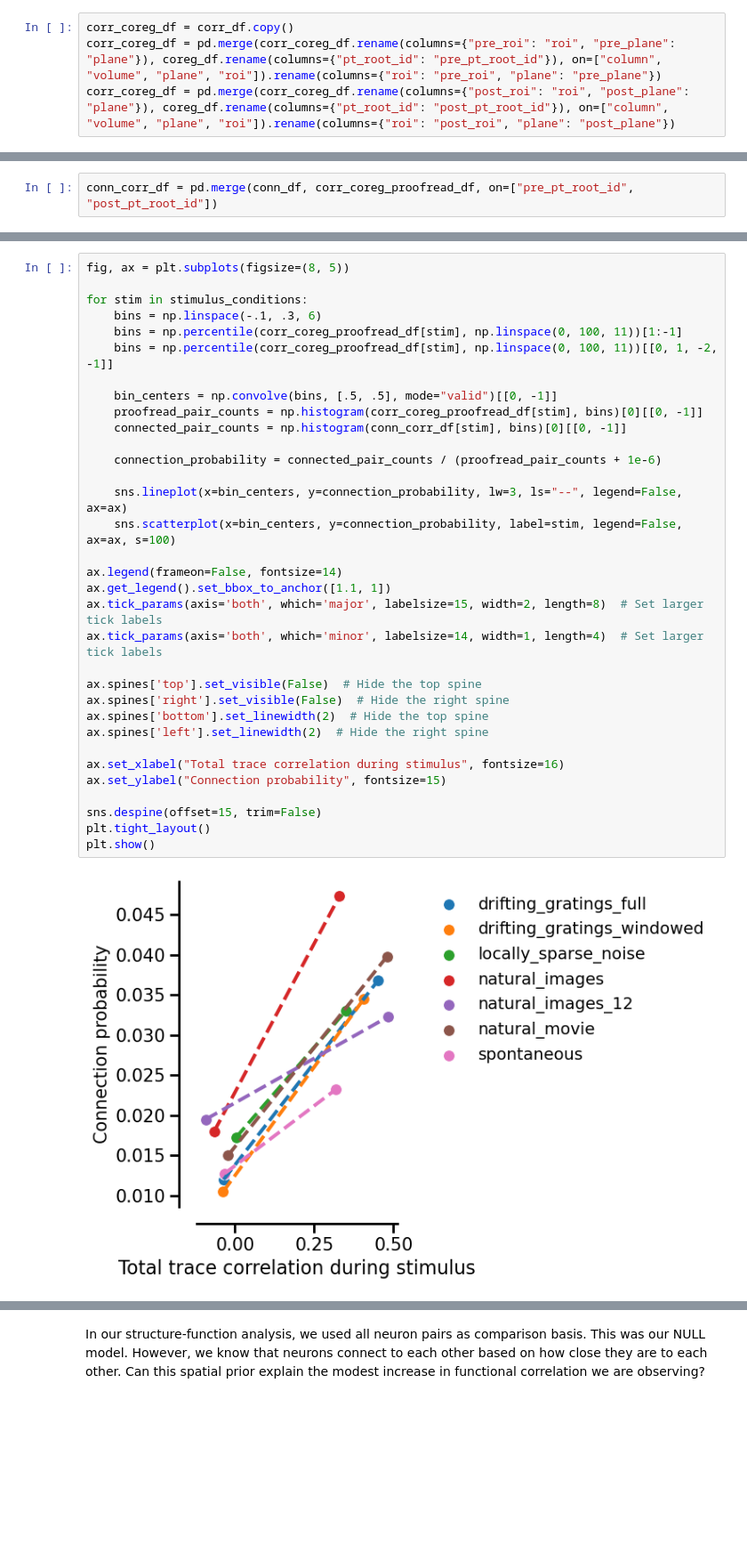
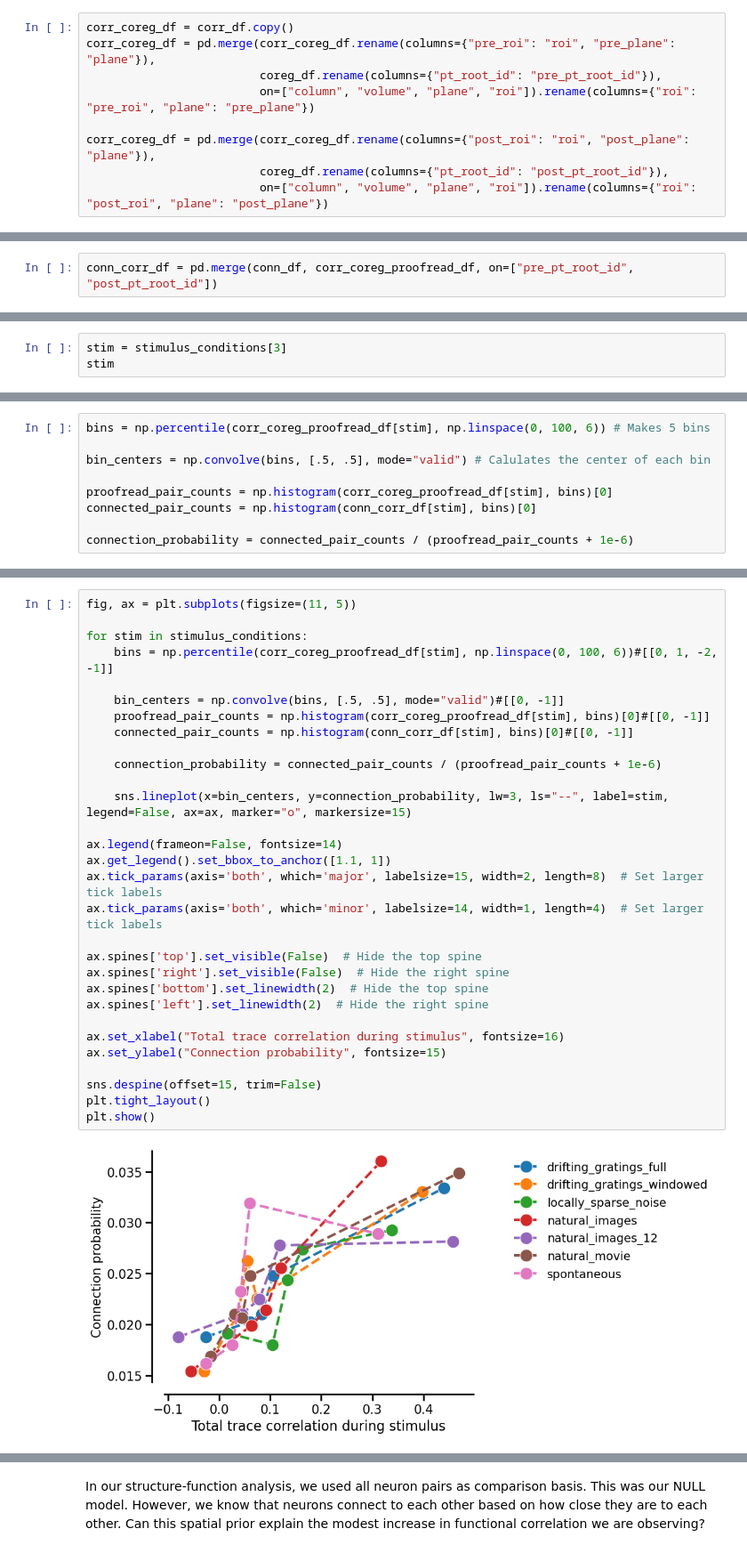
Before and after one commit to AllenSWDB/SWDB_2025_Connectomics, a Jupyter notebook: code/solutions/Workshop2.ipynb, the cells around one changed output, grey strips where cells are left out. Shown at 89% size. Cells and saved outputs as stored; diff of their text form; blank space fills up the shorter version.

```diff
--- a/code/solutions/Workshop2.ipynb
+++ b/code/solutions/Workshop2.ipynb
@@ -396,4 +440,9 @@ coreg_df.head(5)
 # %%
 corr_coreg_df = corr_df.copy()
-corr_coreg_df = pd.merge(corr_coreg_df.rename(columns={"pre_roi": "roi", "pre_plane": "plane"}), coreg_df.rename(columns={"pt_root_id": "pre_pt_root_id"}), on=["column", "volume", "plane", "roi"]).rename(columns={"roi": "pre_roi", "plane": "pre_plane"})
-corr_coreg_df = pd.merge(corr_coreg_df.rename(columns={"post_roi": "roi", "post_plane": "plane"}), coreg_df.rename(columns={"pt_root_id": "post_pt_root_id"}), on=["column", "volume", "plane", "roi"]).rename(columns={"roi": "post_roi", "plane": "post_plane"})
+corr_coreg_df = pd.merge(corr_coreg_df.rename(columns={"pre_roi": "roi", "pre_plane": "plane"}),
+                         coreg_df.rename(columns={"pt_root_id": "pre_pt_root_id"}),
+                         on=["column", "volume", "plane", "roi"]).rename(columns={"roi": "pre_roi", "plane": "pre_plane"})
+
+corr_coreg_df = pd.merge(corr_coreg_df.rename(columns={"post_roi": "roi", "post_plane": "plane"}),
+                         coreg_df.rename(columns={"pt_root_id": "post_pt_root_id"}),
+                         on=["column", "volume", "plane", "roi"]).rename(columns={"roi": "post_roi", "plane": "post_plane"})
@@ -465,0 +475,3 @@ connection_probability = connected_pair_counts / (proofread_pair_counts + 1e-6)
+# %%
+stim = stimulus_conditions[3]
+stim
@@ -465,0 +514,9 @@ connection_probability = connected_pair_counts / (proofread_pair_counts + 1e-6)
+# %%
+bins = np.percentile(corr_coreg_proofread_df[stim], np.linspace(0, 100, 6)) # Makes 5 bins
+
+bin_centers = np.convolve(bins, [.5, .5], mode="valid") # Calulates the center of each bin
+
+proofread_pair_counts = np.histogram(corr_coreg_proofread_df[stim], bins)[0]
+connected_pair_counts = np.histogram(conn_corr_df[stim], bins)[0]
+
+connection_probability = connected_pair_counts / (proofread_pair_counts + 1e-6)
@@ -466,35 +550,32 @@ connection_probability = connected_pair_counts / (proofread_pair_counts + 1e-6)
 # %%
-fig, ax = plt.subplots(figsize=(8, 5))
+fig, ax = plt.subplots(figsize=(11, 5))
 
 for stim in stimulus_conditions:
-    bins = np.linspace(-.1, .3, 6)
-    bins = np.percentile(corr_coreg_proofread_df[stim], np.linspace(0, 100, 11))[1:-1]
-    bins = np.percentile(corr_coreg_proofread_df[stim], np.linspace(0, 100, 11))[[0, 1, -2, -1]]
+    bins = np.percentile(corr_coreg_proofread_df[stim], np.linspace(0, 100, 6))#[[0, 1, -2, -1]]
 
-    bin_centers = np.convolve(bins, [.5, .5], mode="valid")[[0, -1]]
-    proofread_pair_counts = np.histogram(corr_coreg_proofread_df[stim], bins)[0][[0, -1]]
-    connected_pair_counts = np.histogram(conn_corr_df[stim], bins)[0][[0, -1]]
+    bin_centers = np.convolve(bins, [.5, .5], mode="valid")#[[0, -1]]
+    proofread_pair_counts = np.histogram(corr_coreg_proofread_df[stim], bins)[0]#[[0, -1]]
+    connected_pair_counts = np.histogram(conn_corr_df[stim], bins)[0]#[[0, -1]]
 
     connection_probability = connected_pair_counts / (proofread_pair_counts + 1e-6)
 
-    sns.lineplot(x=bin_centers, y=connection_probability, lw=3, ls="--", legend=False, ax=ax)
-    sns.scatterplot(x=bin_centers, y=connection_probability, label=stim, legend=False, ax=ax, s=100)
+    sns.lineplot(x=bin_centers, y=connection_probability, lw=3, ls="--", label=stim, legend=False, ax=ax, marker="o", markersize=15)
 
 ax.legend(frameon=False, fontsize=14)
 ax.get_legend().set_bbox_to_anchor([1.1, 1])
 ax.tick_params(axis='both', which='major', labelsize=15, width=2, length=8)  # Set larger tick labels
 ax.tick_params(axis='both', which='minor', labelsize=14, width=1, length=4)  # Set larger tick labels
 
 ax.spines['top'].set_visible(False)  # Hide the top spine
 ax.spines['right'].set_visible(False)  # Hide the right spine
 ax.spines['bottom'].set_linewidth(2)  # Hide the top spine
 ax.spines['left'].set_linewidth(2)  # Hide the right spine
 
 ax.set_xlabel("Total trace correlation during stimulus", fontsize=16)
 ax.set_ylabel("Connection probability", fontsize=15)
 
 sns.despine(offset=15, trim=False)
 plt.tight_layout()
 plt.show()
 # %% [output]
-[figure, old version]
+[figure, new version]
```
Also changed, not shown: parts of 33 cells of this notebook.
